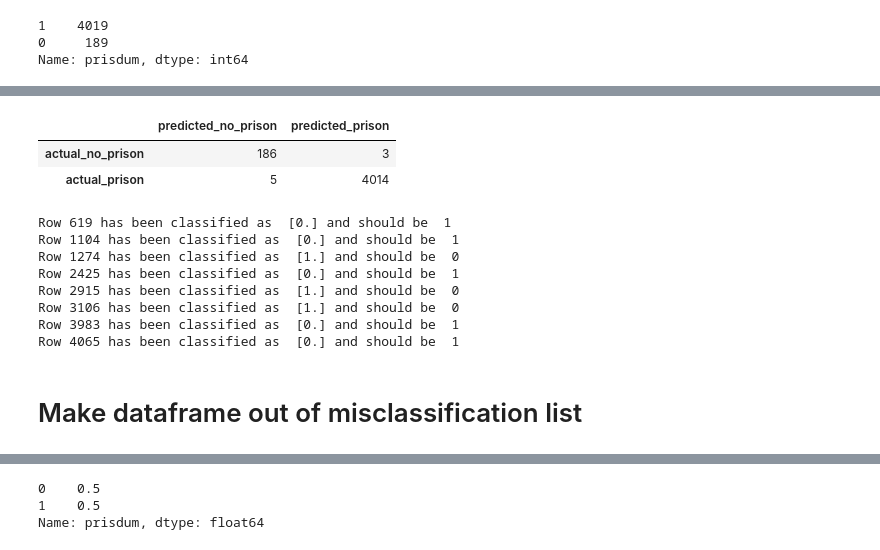
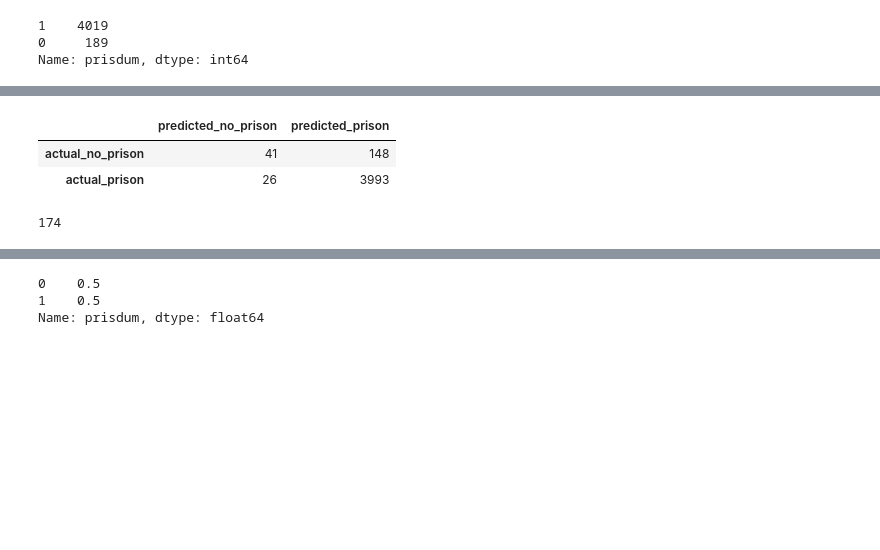
Before and after one commit to 123CarlosRivera/project5, a Jupyter notebook: brent/NN_BVAcopy.ipynb, the cells around one changed output, grey strips where cells are left out. Saved outputs shown, nothing was run; the diff lists cells and outputs as text; code cells hidden in the pictures; blank space fills up the shorter version.

Commit message:
update push for NN and misclass EDA

```diff
--- a/brent/NN_BVAcopy.ipynb
+++ b/brent/NN_BVAcopy.ipynb
@@ -75,9 +74,16 @@ Index(['accgdln', 'age', 'altdum', 'amttotal', 'casetype', 'citwhere',
+# %%
+features = ['accgdln', 'casetype', 'combdrg2', 'crimhist', 'disposit',
+            'district', 'drugmin', 'dsplea', 'intdum', 'methmin', 'mweight','nodrug',
+            'offguide', 'quarter', 'reas1', 'reas2', 'reas3', 'sources', 'statmax', 'statmin',
+
+            'age', 'newrace', 'monsex', 'monrace', 'neweduc', 'newcnvtn', 'citwhere', 'newcit'
+           ]
 # %% [markdown]
 ## Train Test Split
 # %% [markdown]
 Set our X and Y
 # %%
-X = df.drop(columns=['prisdum'])
+X = df[features]
 y = df['prisdum']
 # %%
 X_train, X_test, y_train, y_test = train_test_split(X, y, stratify=y)
@@ -162,31 +163,22 @@ As expected, a very accurate model. However, not a massive improvement over our
 # %%
 preds = np.round(model.predict(X_test_sc),0)
 tn, fp, fn, tp = metrics.confusion_matrix(y_test, preds).ravel()
 
 
-df = pd.DataFrame(metrics.confusion_matrix(y_test, preds),
+cm = pd.DataFrame(metrics.confusion_matrix(y_test, preds),
                   columns=['predicted_no_prison', 'predicted_prison'],
                   index=['actual_no_prison', 'actual_prison']
                  )
-df
+cm
 # %% [output]
 |  | predicted_no_prison | predicted_prison |
-| actual_no_prison | 186 | 3 |
-| actual_prison | 5 | 4014 |
+| actual_no_prison | 41 | 148 |
+| actual_prison | 26 | 3993 |
 # %%
 misclass1 = []
 for row_index, (input, prediction, label) in enumerate(zip (X_test_sc, preds, y_test)):
     if prediction != label:
         misclass1.append(row_index)
-        print('Row', row_index, 'has been classified as ', prediction, 'and should be ', label)
+print(len(misclass1))
 # %% [output]
-Row 619 has been classified as  [0.] and should be  1
-Row 1104 has been classified as  [0.] and should be  1
-Row 1274 has been classified as  [1.] and should be  0
-Row 2425 has been classified as  [0.] and should be  1
-Row 2915 has been classified as  [1.] and should be  0
-Row 3106 has been classified as  [1.] and should be  0
-Row 3983 has been classified as  [0.] and should be  1
-Row 4065 has been classified as  [0.] and should be  1
+174
-# %% [markdown]
-# Make dataframe out of misclassification list
```
Also changed, not shown: parts of 84 cells of this notebook, 11 other files.
